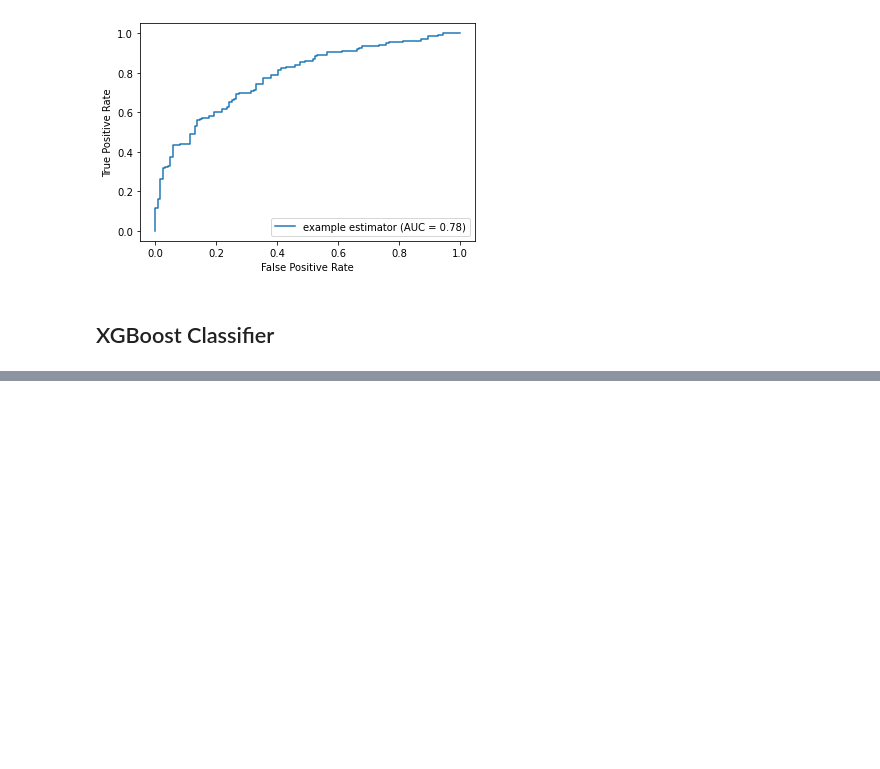
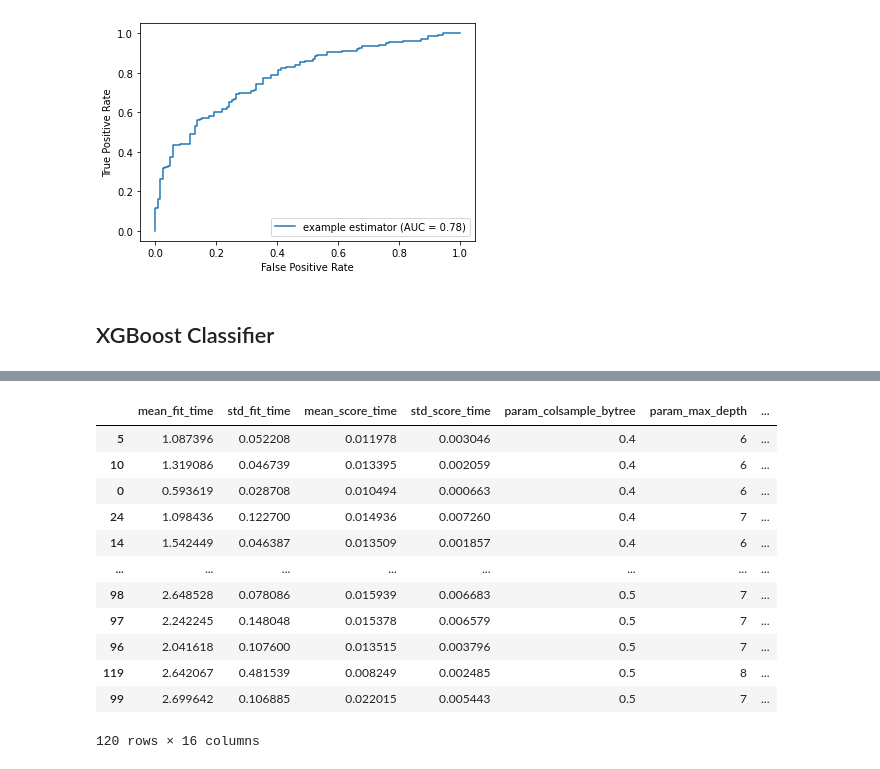
Before and after one commit to JohnsonJDDJ/zilean, a Jupyter notebook: models.ipynb, the cells around one changed output, grey strips where cells are left out. Drawn from its saved outputs; the diff is of its cells as text; code cells hidden in the pictures; blank space fills up the shorter version.

```diff
--- a/models.ipynb
+++ b/models.ipynb
@@ -30,14 +30,15 @@ y_test = test['win'].astype(int)
 # %%
+RETRAIN = True
 rf_file = "models/rf_cv.pkl"
 
-if os.path.exists(rf_file):
+if os.path.exists(rf_file) and not RETRAIN:
     with open(rf_file, "rb") as f:
         grid = pickle.load(f)
     print("Succesfully loaded cached gridCV result.")
 else:
     rf = RandomForestClassifier(random_state=42)
-    param_grid = {"n_estimators": np.linspace(150, 190, 40).astype(int),
-                "max_depth": [8, 9]}
+    param_grid = {"n_estimators": (10 ** np.linspace(0, 3, 100)).astype(int),
+                "max_depth": [8, 9, 10]}
     grid = GridSearchCV(rf, param_grid, scoring="accuracy", n_jobs=-1, verbose=3, cv=10)
     grid.fit(X_train, y_train)
 
@@ -58,0 +62,7 @@ plot_roc_curve(y_test, final_rf.predict_proba(X_test)[:,1])
+# %%
+xgb = XGBClassifier(eval_metric="logloss", use_label_encoder=False, verbosity=0, silent=True, random_state=42)
+param_grid = {"n_estimators": np.linspace(80, 400, 20).astype(int),
+              "colsample_bytree": [0.4, 0.5],
+              "max_depth": [6, 7, 8]}
+grid = GridSearchCV(xgb, param_grid, scoring="accuracy", verbose=3, cv=5, n_jobs=-1)
+grid.fit(X_train, y_train)
@@ -58,0 +104,17 @@ plot_roc_curve(y_test, final_rf.predict_proba(X_test)[:,1])
+# %%
+xgb_cv_result = pd.DataFrame(grid.cv_results_)
+xgb_cv_result.sort_values("mean_test_score", ascending=False)
+# %% [output]
+|  | mean_fit_time | std_fit_time | mean_score_time | std_score_time | param_colsample_bytree | param_max_depth | ... |
+| 5 | 1.087396 | 0.052208 | 0.011978 | 0.003046 | 0.4 | 6 | ... |
+| 10 | 1.319086 | 0.046739 | 0.013395 | 0.002059 | 0.4 | 6 | ... |
+| 0 | 0.593619 | 0.028708 | 0.010494 | 0.000663 | 0.4 | 6 | ... |
+| 24 | 1.098436 | 0.122700 | 0.014936 | 0.007260 | 0.4 | 7 | ... |
+| 14 | 1.542449 | 0.046387 | 0.013509 | 0.001857 | 0.4 | 6 | ... |
+| ... | ... | ... | ... | ... | ... | ... | ... |
+| 98 | 2.648528 | 0.078086 | 0.015939 | 0.006683 | 0.5 | 7 | ... |
+| 97 | 2.242245 | 0.148048 | 0.015378 | 0.006579 | 0.5 | 7 | ... |
+| 96 | 2.041618 | 0.107600 | 0.013515 | 0.003796 | 0.5 | 7 | ... |
+| 119 | 2.642067 | 0.481539 | 0.008249 | 0.002485 | 0.5 | 8 | ... |
+| 99 | 2.699642 | 0.106885 | 0.022015 | 0.005443 | 0.5 | 7 | ... |
+120 rows × 16 columns
```
Also changed, not shown: parts of 4 cells of this notebook, 1 other file.
